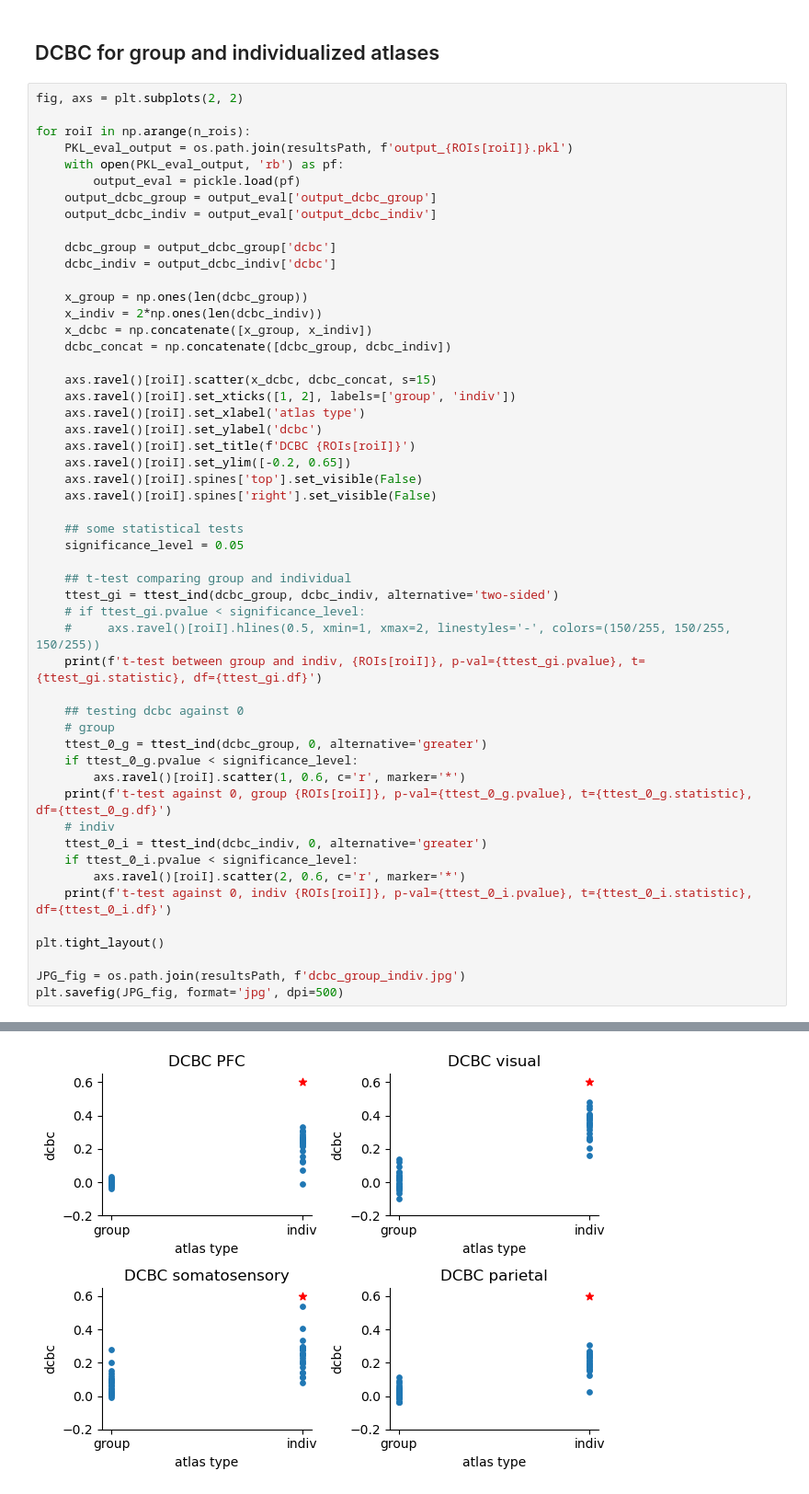
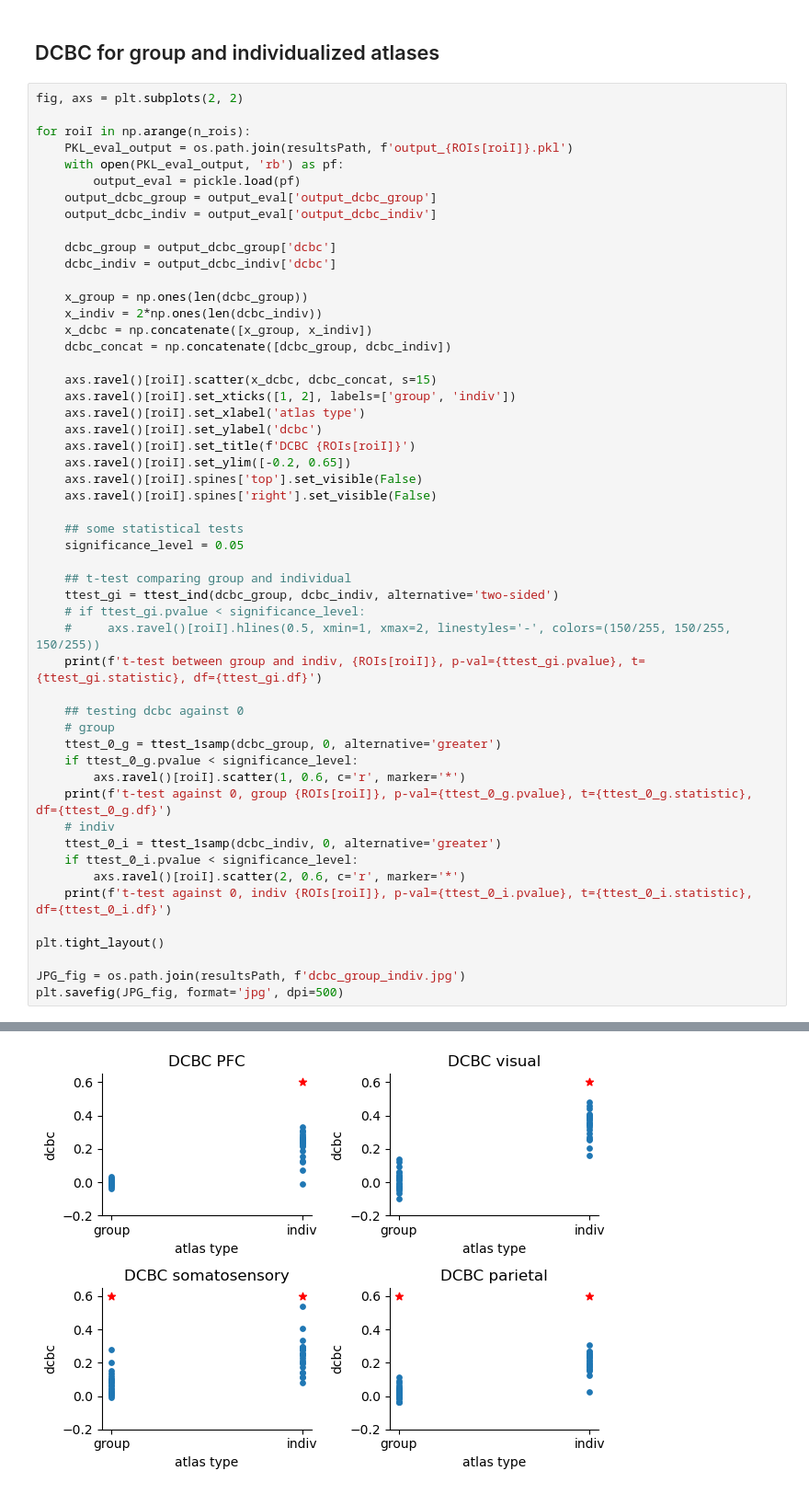
Before and after one commit to jkderrick028/PFC_parcellation, a Jupyter notebook: code/2_evaluating_group_and _individualized_parcellations.ipynb, the cells around one changed output, grey strips where cells are left out. Shown at 92% size. Cells and saved outputs as stored; diff of their text form.

```diff
--- a/code/2_evaluating_group_and _individualized_parcellations.ipynb
+++ b/code/2_evaluating_group_and _individualized_parcellations.ipynb
@@ -149,12 +149,12 @@ for roiI in np.arange(n_rois):
 
     ## testing dcbc against 0
     # group
-    ttest_0_g = ttest_ind(dcbc_group, 0, alternative='greater')
+    ttest_0_g = ttest_1samp(dcbc_group, 0, alternative='greater')
     if ttest_0_g.pvalue < significance_level:
         axs.ravel()[roiI].scatter(1, 0.6, c='r', marker='*')
     print(f't-test against 0, group {ROIs[roiI]}, p-val={ttest_0_g.pvalue}, t={ttest_0_g.statistic}, df={ttest_0_g.df}')
     # indiv
-    ttest_0_i = ttest_ind(dcbc_indiv, 0, alternative='greater')
+    ttest_0_i = ttest_1samp(dcbc_indiv, 0, alternative='greater')
     if ttest_0_i.pvalue < significance_level:
         axs.ravel()[roiI].scatter(2, 0.6, c='r', marker='*')
     print(f't-test against 0, indiv {ROIs[roiI]}, p-val={ttest_0_i.pvalue}, t={ttest_0_i.statistic}, df={ttest_0_i.df}')
@@ -179 +179 @@ t-test against 0, indiv parietal, p-val=0.0010687199493417887, t=3.4576533168071
-[figure, old version]
+[figure, new version]
```
Also changed, not shown: parts of 2 cells of this notebook, 3 other files.
